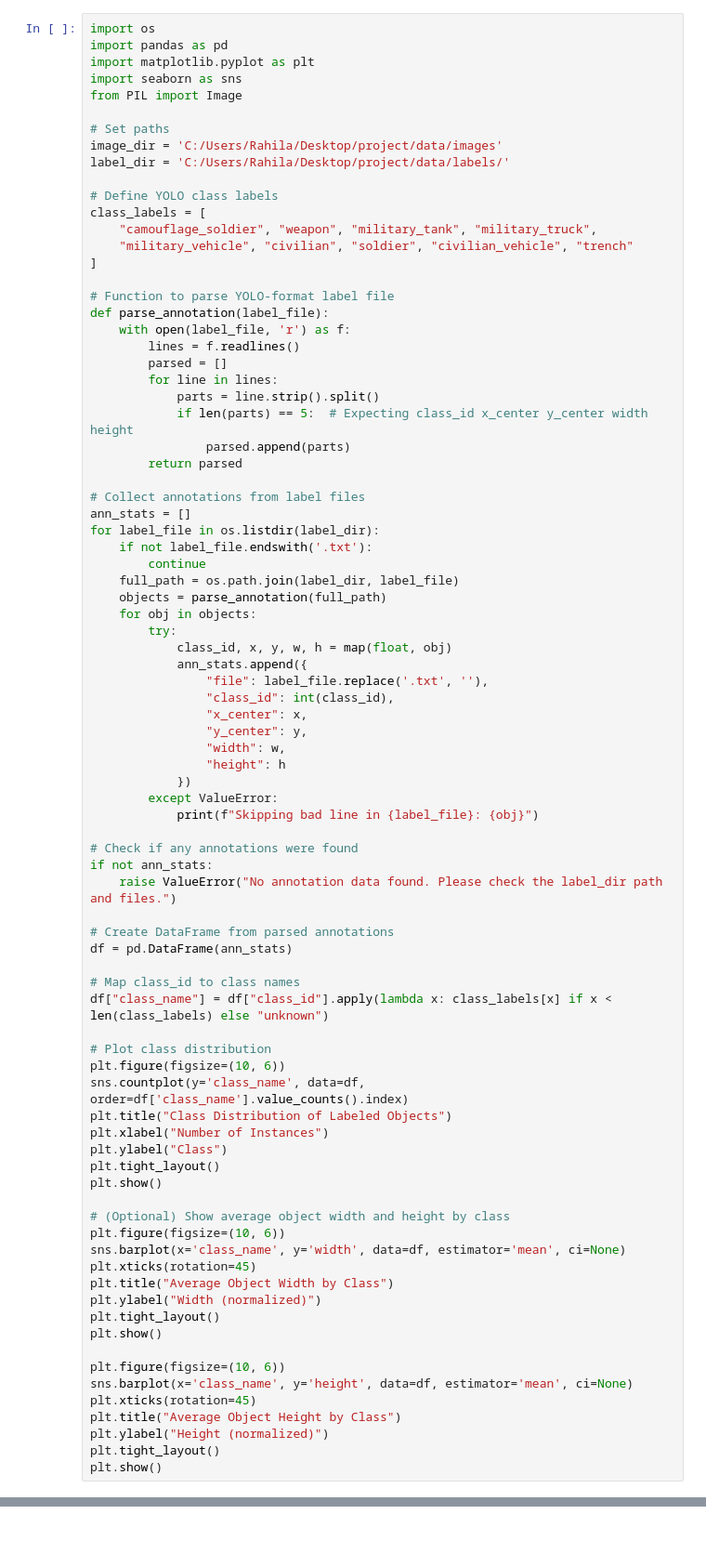
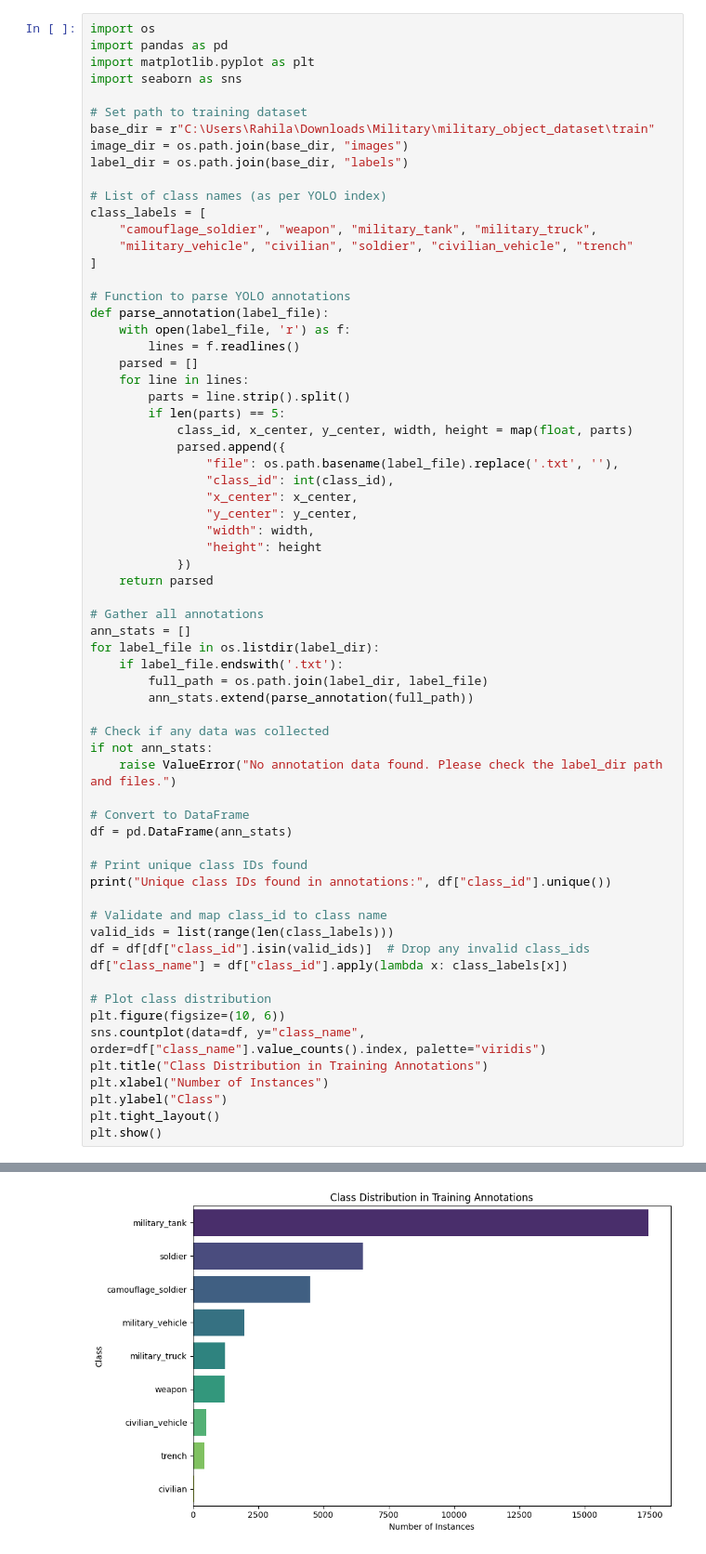
Before and after one commit to reshmarahila/Military, a Jupyter notebook: eda.ipynb.ipynb, the cells around one changed output, grey strips where cells are left out. Shown at 93% size. Drawn from its saved outputs; the diff is of its cells as text.

```diff
--- a/eda.ipynb.ipynb
+++ b/eda.ipynb.ipynb
@@ -3,83 +3,65 @@ import os
 import pandas as pd
 import matplotlib.pyplot as plt
 import seaborn as sns
-from PIL import Image
 
-# Set paths
-image_dir = 'C:/Users/Rahila/Desktop/project/data/images'
-label_dir = 'C:/Users/Rahila/Desktop/project/data/labels/'
+# Set path to training dataset
+base_dir = r"C:\Users\Rahila\Downloads\Military\military_object_dataset\train"
+image_dir = os.path.join(base_dir, "images")
+label_dir = os.path.join(base_dir, "labels")
 
-# Define YOLO class labels
+# List of class names (as per YOLO index)
 class_labels = [
     "camouflage_soldier", "weapon", "military_tank", "military_truck",
     "military_vehicle", "civilian", "soldier", "civilian_vehicle", "trench"
 ]
 
-# Function to parse YOLO-format label file
+# Function to parse YOLO annotations
 def parse_annotation(label_file):
     with open(label_file, 'r') as f:
         lines = f.readlines()
-        parsed = []
-        for line in lines:
-            parts = line.strip().split()
-            if len(parts) == 5:  # Expecting class_id x_center y_center width height
-                parsed.append(parts)
-        return parsed
+    parsed = []
+    for line in lines:
+        parts = line.strip().split()
+        if len(parts) == 5:
+            class_id, x_center, y_center, width, height = map(float, parts)
+            parsed.append({
+                "file": os.path.basename(label_file).replace('.txt', ''),
+                "class_id": int(class_id),
+                "x_center": x_center,
+                "y_center": y_center,
+                "width": width,
+                "height": height
+            })
+    return parsed
 
-# Collect annotations from label files
+# Gather all annotations
 ann_stats = []
 for label_file in os.listdir(label_dir):
-    if not label_file.endswith('.txt'):
-        continue
-    full_path = os.path.join(label_dir, label_file)
-    objects = parse_annotation(full_path)
-    for obj in objects:
-        try:
-            class_id, x, y, w, h = map(float, obj)
-            ann_stats.append({
-                "file": label_file.replace('.txt', ''),
-                "class_id": int(class_id),
-                "x_center": x,
-                "y_center": y,
-                "width": w,
-                "height": h
-            })
-        except ValueError:
-            print(f"Skipping bad line in {label_file}: {obj}")
+    if label_file.endswith('.txt'):
+        full_path = os.path.join(label_dir, label_file)
+        ann_stats.extend(parse_annotation(full_path))
 
-# Check if any annotations were found
+# Check if any data was collected
 if not ann_stats:
     raise ValueError("No annotation data found. Please check the label_dir path and files.")
 
-# Create DataFrame from parsed annotations
+# Convert to DataFrame
 df = pd.DataFrame(ann_stats)
 
-# Map class_id to class names
-df["class_name"] = df["class_id"].apply(lambda x: class_labels[x] if x < len(class_labels) else "unknown")
+# Print unique class IDs found
+print("Unique class IDs found in annotations:", df["class_id"].unique())
+
+# Validate and map class_id to class name
+valid_ids = list(range(len(class_labels)))
+df = df[df["class_id"].isin(valid_ids)]  # Drop any invalid class_ids
+df["class_name"] = df["class_id"].apply(lambda x: class_labels[x])
 
 # Plot class distribution
 plt.figure(figsize=(10, 6))
-sns.countplot(y='class_name', data=df, order=df['class_name'].value_counts().index)
-plt.title("Class Distribution of Labeled Objects")
+sns.countplot(data=df, y="class_name", order=df["class_name"].value_counts().index, palette="viridis")
+plt.title("Class Distribution in Training Annotations")
 plt.xlabel("Number of Instances")
 plt.ylabel("Class")
 plt.tight_layout()
 plt.show()
-
-# (Optional) Show average object width and height by class
-plt.figure(figsize=(10, 6))
-sns.barplot(x='class_name', y='width', data=df, estimator='mean', ci=None)
-plt.xticks(rotation=45)
-plt.title("Average Object Width by Class")
-plt.ylabel("Width (normalized)")
-plt.tight_layout()
-plt.show()
-
-plt.figure(figsize=(10, 6))
-sns.barplot(x='class_name', y='height', data=df, estimator='mean', ci=None)
-plt.xticks(rotation=45)
-plt.title("Average Object Height by Class")
-plt.ylabel("Height (normalized)")
-plt.tight_layout()
-plt.show()
 # %% [output]
@@ -87 +72,2 @@ ValueError: No annotation data found. Please check the label_dir path and files.
+[figure, added]
 # %%
```
Also changed, not shown: parts of 5 cells of this notebook.
